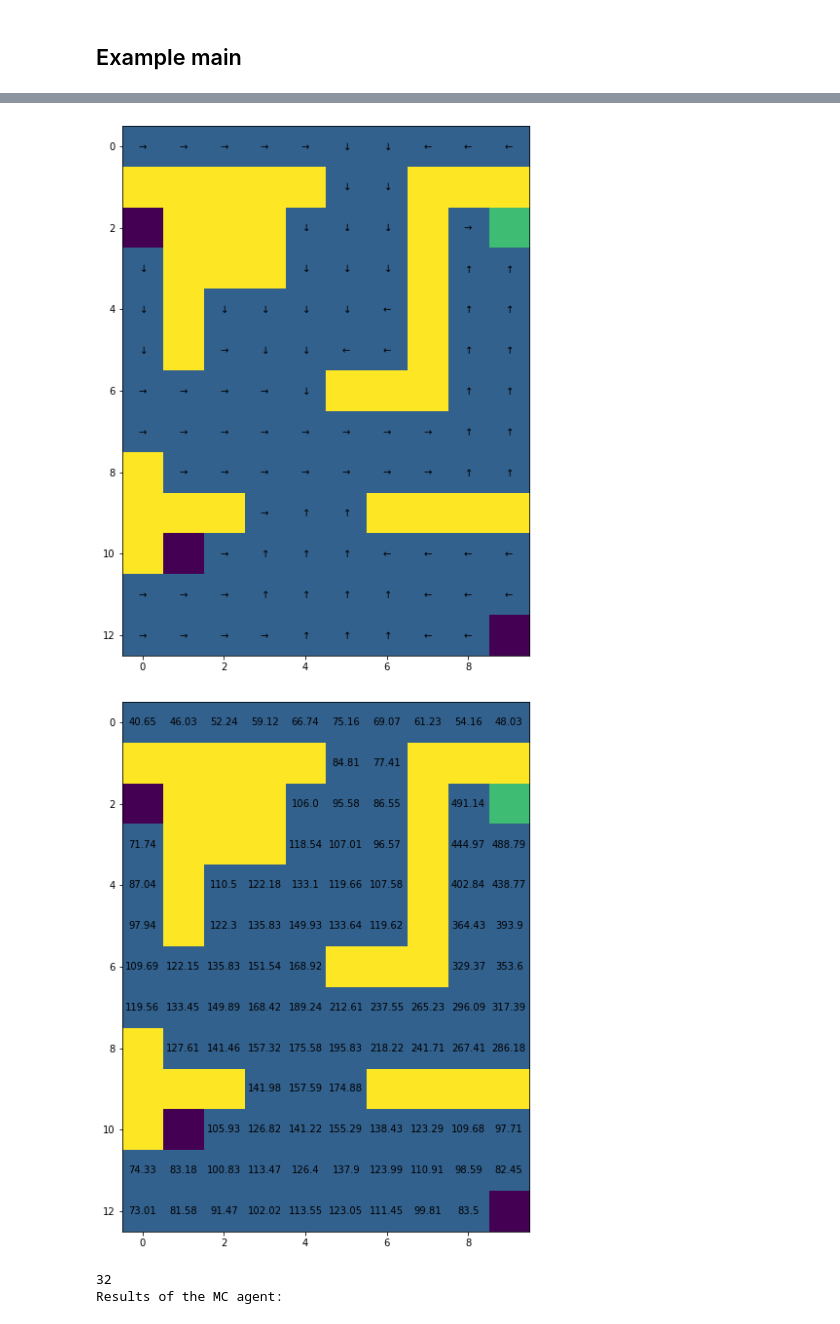
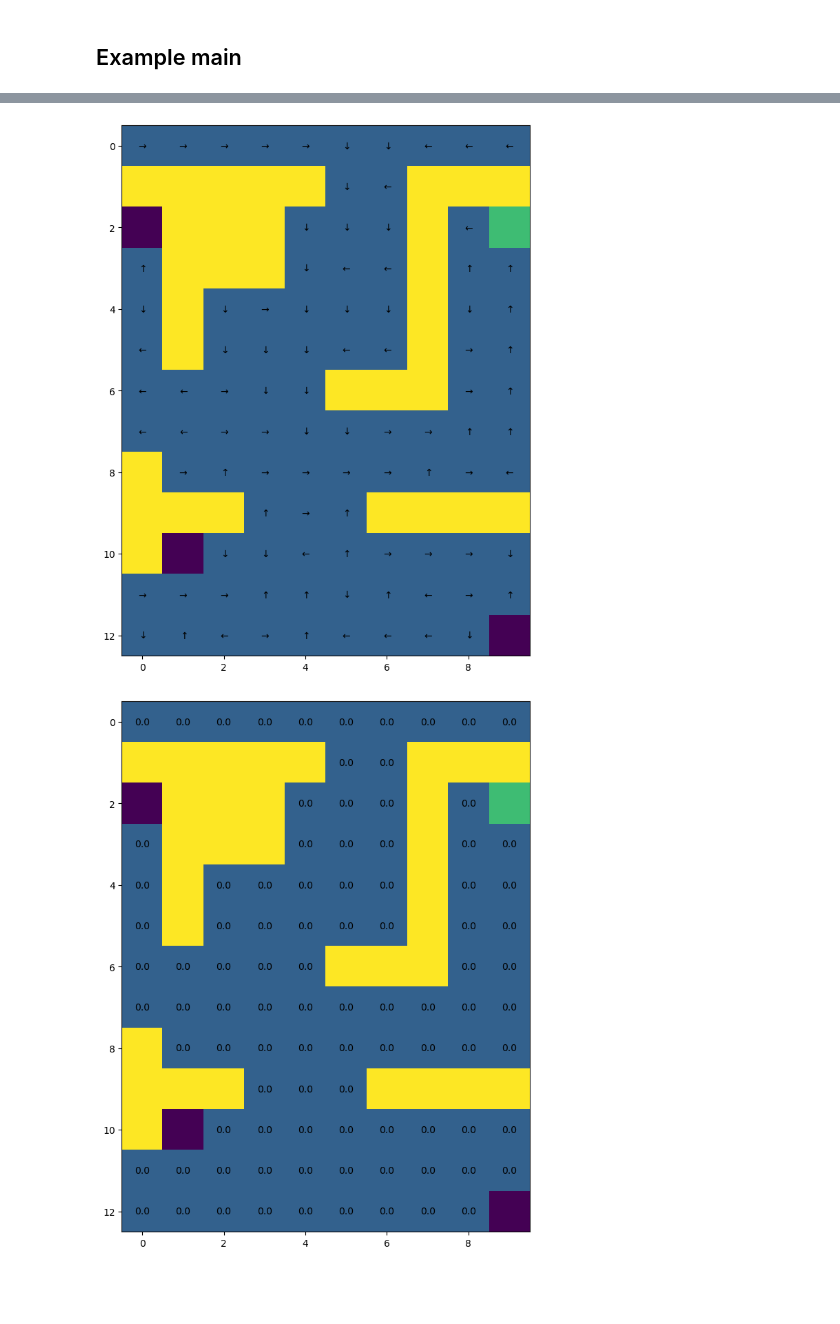
Before and after one commit to GuoYipeng279/reinforcemant, a Jupyter notebook: coursework_1.ipynb, the cells around one changed output, grey strips where cells are left out. Drawn from its saved outputs; the diff is of its cells as text; code cells hidden in the pictures; blank space fills up the shorter version.

```diff
--- a/coursework_1.ipynb
+++ b/coursework_1.ipynb
@@ -556,33 +578,33 @@ print("Creating the Maze:\n")
 maze = Maze()
 
 
-### Question 1: Dynamic programming
+# ### Question 1: Dynamic programming
 
-dp_agent = DP_agent()
-dp_policy, dp_value = dp_agent.solve(maze)
+# dp_agent = DP_agent()
+# dp_policy, dp_value = dp_agent.solve(maze)
 
-print("Results of the DP agent:\n")
-maze.get_graphics().draw_policy(dp_policy)
-maze.get_graphics().draw_value(dp_value)
+# print("Results of the DP agent:\n")
+# maze.get_graphics().draw_policy(dp_policy)
+# maze.get_graphics().draw_value(dp_value)
 
 
-### Question 2: Monte-Carlo learning
+# ### Question 2: Monte-Carlo learning
 
-mc_agent = MC_agent()
-mc_policy, mc_values, total_rewards = mc_agent.solve(maze)
+# mc_agent = MC_agent()
+# mc_policy, mc_values, total_rewards = mc_agent.solve(maze)
 
-print("Results of the MC agent:\n")
-maze.get_graphics().draw_policy(mc_policy)
-maze.get_graphics().draw_value(mc_values[-1])
+# print("Results of the MC agent:\n")
+# maze.get_graphics().draw_policy(mc_policy)
+# maze.get_graphics().draw_value(mc_values[-1])
 
 
-# ### Question 3: Temporal-Difference learning
+### Question 3: Temporal-Difference learning
 
-# td_agent = TD_agent()
-# td_policy, td_values, total_rewards = td_agent.solve(maze)
+td_agent = TD_agent()
+td_policy, td_values, total_rewards = td_agent.solve(maze)
 
-# print("Results of the TD agent:\n")
-# maze.get_graphics().draw_policy(td_policy)
-# maze.get_graphics().draw_value(td_values[-1])
+print("Results of the TD agent:\n")
+maze.get_graphics().draw_policy(td_policy)
+maze.get_graphics().draw_value(td_values[-1])
 # %% [output]
 Creating the Maze:
@@ -591,4 +613,2 @@ Results of the DP agent:
-[figure, old version]
+[figure, new version]
-[figure, old version]
+[figure, new version]
-32
-Results of the MC agent:
```
Also changed, not shown: parts of 4 cells of this notebook.
